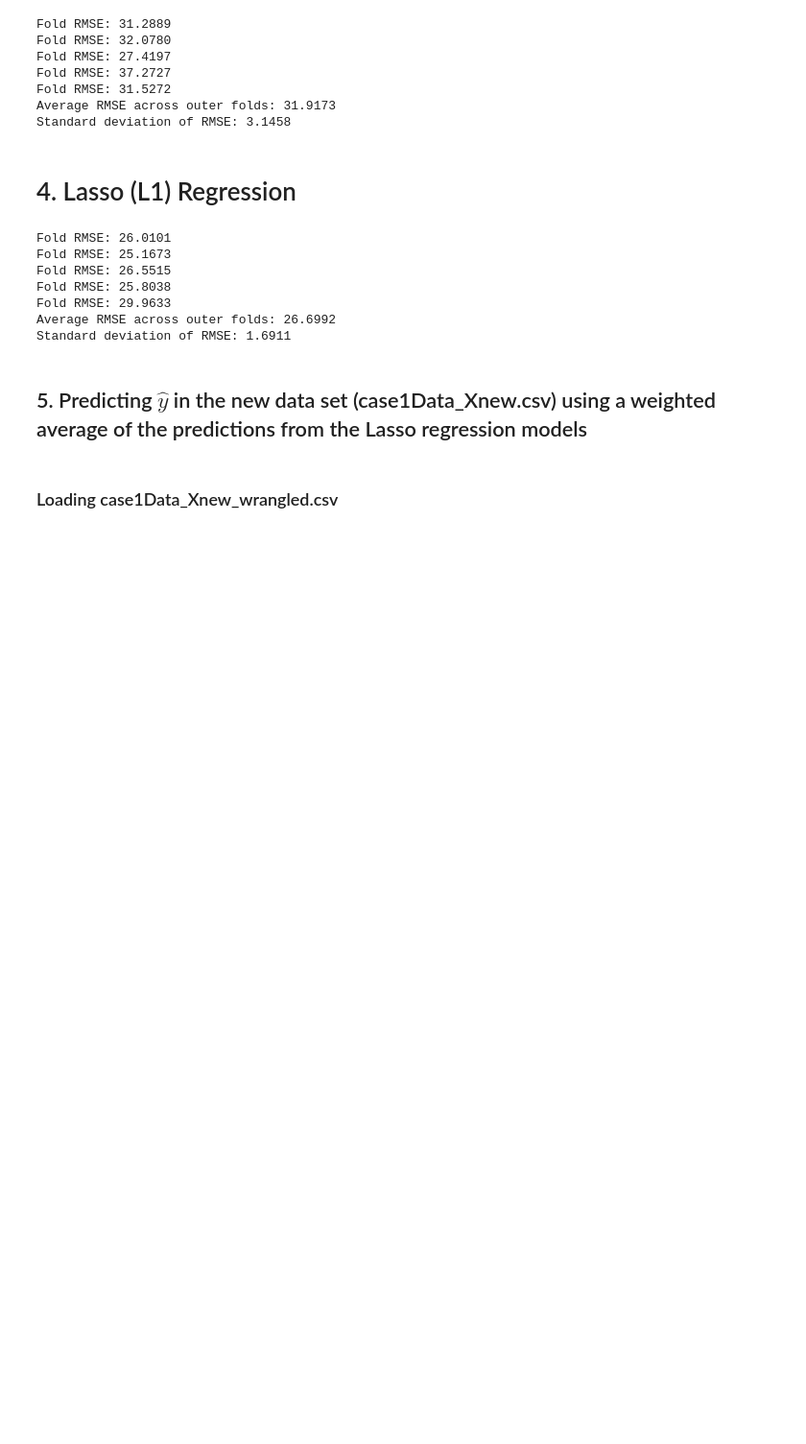
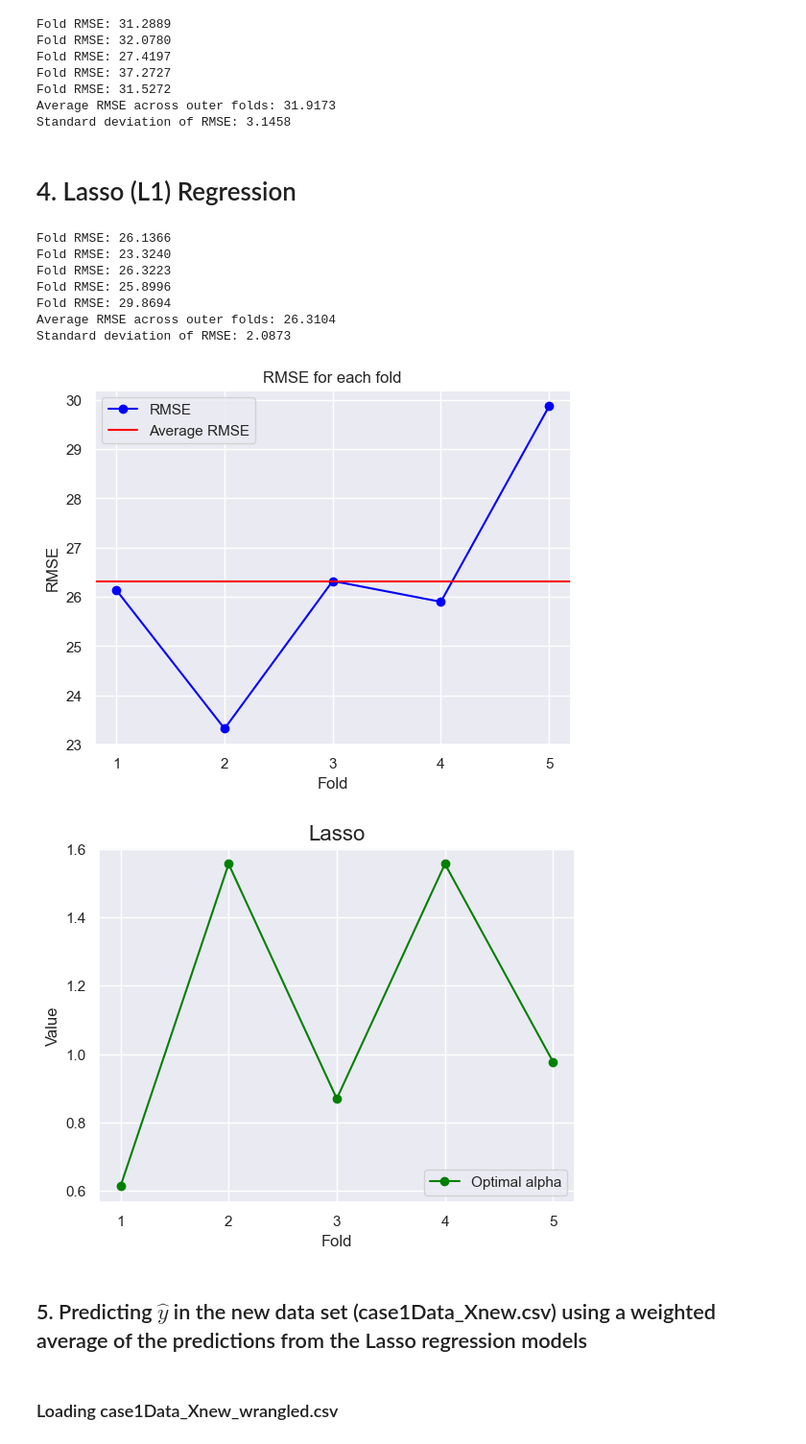
Before and after one commit to johanstaffeldt/case_1, a Jupyter notebook: src/case_1_OLS_ridge_lasso.ipynb, the cells around one changed output. Shown: that part at 96% size. Drawn from its saved outputs; the diff is of its cells as text; code cells hidden in the pictures; blank space fills up the shorter version.

```diff
--- a/src/case_1_OLS_ridge_lasso.ipynb
+++ b/src/case_1_OLS_ridge_lasso.ipynb
@@ -252,10 +252,18 @@ Standard deviation of RMSE: 3.1458
 # %% [markdown]
 # 4. Lasso (L1) Regression
 # %%
+# Loading the data into numpy arrays
+X = np.loadtxt('../data/case1Data_X.csv', delimiter=',')
+y = np.loadtxt('../data/case1Data_y.csv', delimiter=',')
+
+# Setting the range of alphas to test
+alphas = np.logspace(-4, 1, 100)
+
 # Outer 5-fold cross-validation
 outer_cv = KFold(n_splits=5, shuffle=True, random_state=42)
 rmse_scores = []
 models = []
+alpha_list = []
 
 #### Outer loop ####
 for train_idx, test_idx in outer_cv.split(X, y):
@@ -304,7 +312,10 @@ for train_idx, test_idx in outer_cv.split(X, y):
     with warnings.catch_warnings():  # Suppress convergence warnings
         warnings.simplefilter("ignore")
         # Fit the Lasso regression model on the training set using cross-validation to find the optimal
-        model = LassoCV(cv=5, random_state=42).fit(X_train, y_train)
+        model = LassoCV(cv=5, alphas=alphas, fit_intercept=False, random_state=42).fit(X_train, y_train)
+
+        # Save the optimal penalization
+        alpha = model.alpha_
 
     #### Evaluation ####
 
@@ -315,8 +326,9 @@ for train_idx, test_idx in outer_cv.split(X, y):
     rmse = np.sqrt(mean_squared_error(y_test, y_pred))
     rmse_scores.append(rmse)
 
-    # Saving the model
+    # Saving the model and the alpha
     models.append(model)
+    alpha_list.append(alpha)
 
     # Saving the optimal model
     if rmse == min(rmse_scores):
@@ -330,13 +342,40 @@ print(f'Average RMSE across outer folds: {np.mean(rmse_scores):.4f}')
 # Standard deviation of the RMSE tells us how much the RMSE varies between the folds (i.e., how stable the model is)
 print(f'Standard deviation of RMSE: {np.std(rmse_scores):.4f}')
 # %% [output]
-Fold RMSE: 26.0101
-Fold RMSE: 25.1673
-Fold RMSE: 26.5515
-Fold RMSE: 25.8038
-Fold RMSE: 29.9633
-Average RMSE across outer folds: 26.6992
-Standard deviation of RMSE: 1.6911
+Fold RMSE: 26.1366
+Fold RMSE: 23.3240
+Fold RMSE: 26.3223
+Fold RMSE: 25.8996
+Fold RMSE: 29.8694
+Average RMSE across outer folds: 26.3104
+Standard deviation of RMSE: 2.0873
+# %%
+# Plotting the RMSE scores, optimal alpha and optimal l1_ratio for each fold
+plt.close('all')
+plt.figure()
+plt.plot(rmse_scores, 'o-', label='RMSE', color='blue')
+plt.axhline(np.mean(rmse_scores), label='Average RMSE', color='red')
+plt.xlabel('Fold')
+plt.xticks(np.arange(5), np.arange(1, 6))
+plt.ylabel('RMSE')
+plt.title('RMSE for each fold')
+plt.legend()
+plt.savefig('../plots/lasso_RMSE.png')
+plt.show()
+
+plt.close('all')
+plt.figure()
+plt.plot(alpha_list, 'o-', label='Optimal alpha', color='green')
+plt.xticks(np.arange(5), np.arange(1, 6))
+plt.xlabel('Fold')
+plt.ylabel('Value')
+plt.title('Lasso', fontsize=16)
+plt.legend()
+plt.savefig('../plots/lasso_alpha.png')
+plt.show()
+# %% [output]
+[figure, added]
+[figure, added]
 # %% [markdown]
 ## 5. Predicting $\hat{y}$ in the new data set (case1Data_Xnew.csv) using a weighted average of the predictions from the Lasso regression models
 # %% [markdown]
```
Also changed, not shown: parts of 2 cells of this notebook, 8 other files.
